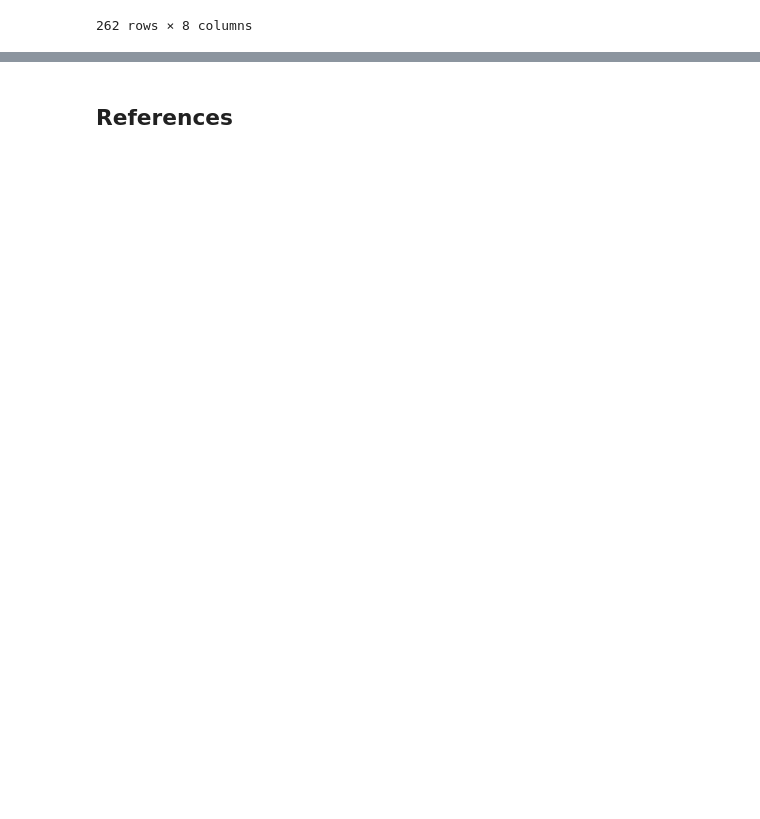
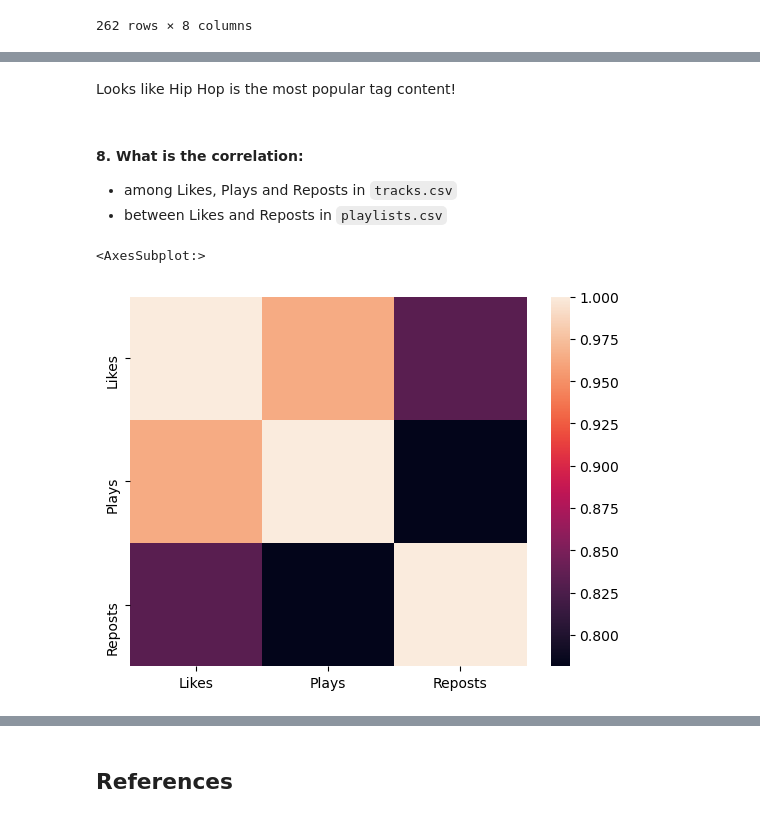
Before and after one commit to vntan/SoundCloudAnalysis, a Jupyter notebook: SoundCloudAnalysis.ipynb, the cells around one changed output, grey strips where cells are left out. Drawn from its saved outputs; the diff is of its cells as text; code cells hidden in the pictures; blank space fills up the shorter version.

```diff
--- a/SoundCloudAnalysis.ipynb
+++ b/SoundCloudAnalysis.ipynb
@@ -1123,0 +1270,12 @@ Most_popular_playplist
+# %% [markdown]
+Looks like Hip Hop is the most popular tag content!
+# %% [markdown]
+#### 8. What is the correlation:
+* among Likes, Plays and Reposts in `tracks.csv`
+* between Likes and Reposts in `playlists.csv`
+# %%
+tracks_df_after_fill = tracks_df[['Likes', 'Plays', 'Reposts']].fillna(0)
+sns.heatmap(tracks_df_after_fill.corr())
+# %% [output]
+<AxesSubplot:>
+[figure, added]
```
Also changed, not shown: parts of 64 cells of this notebook.
